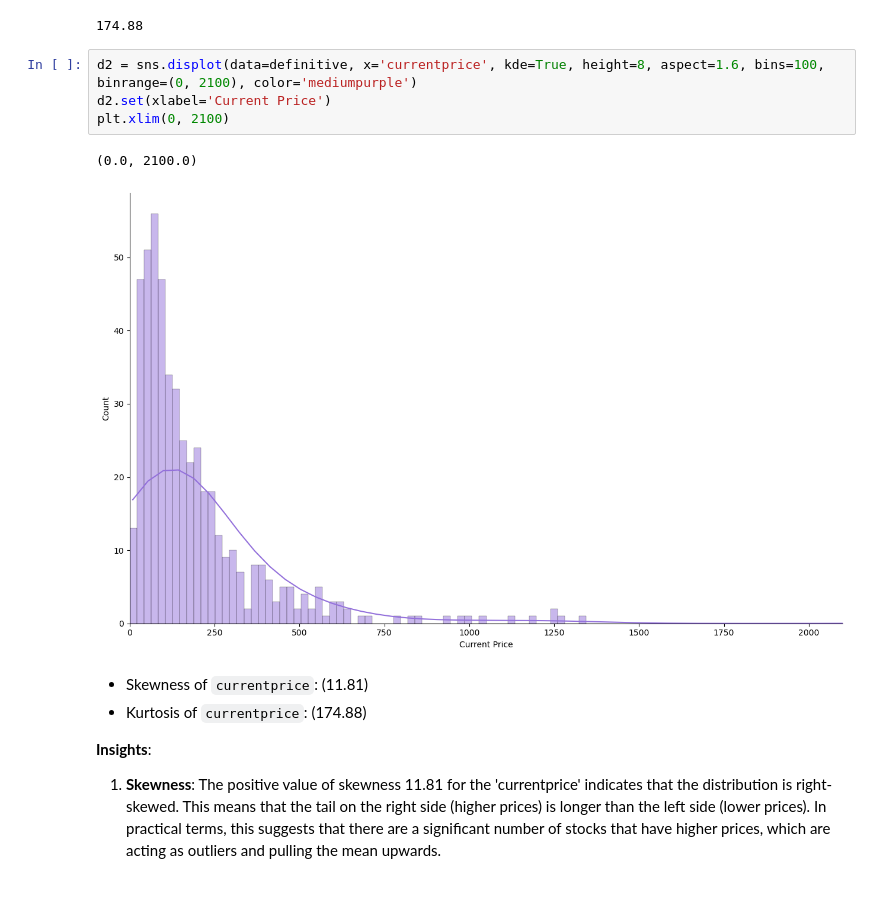
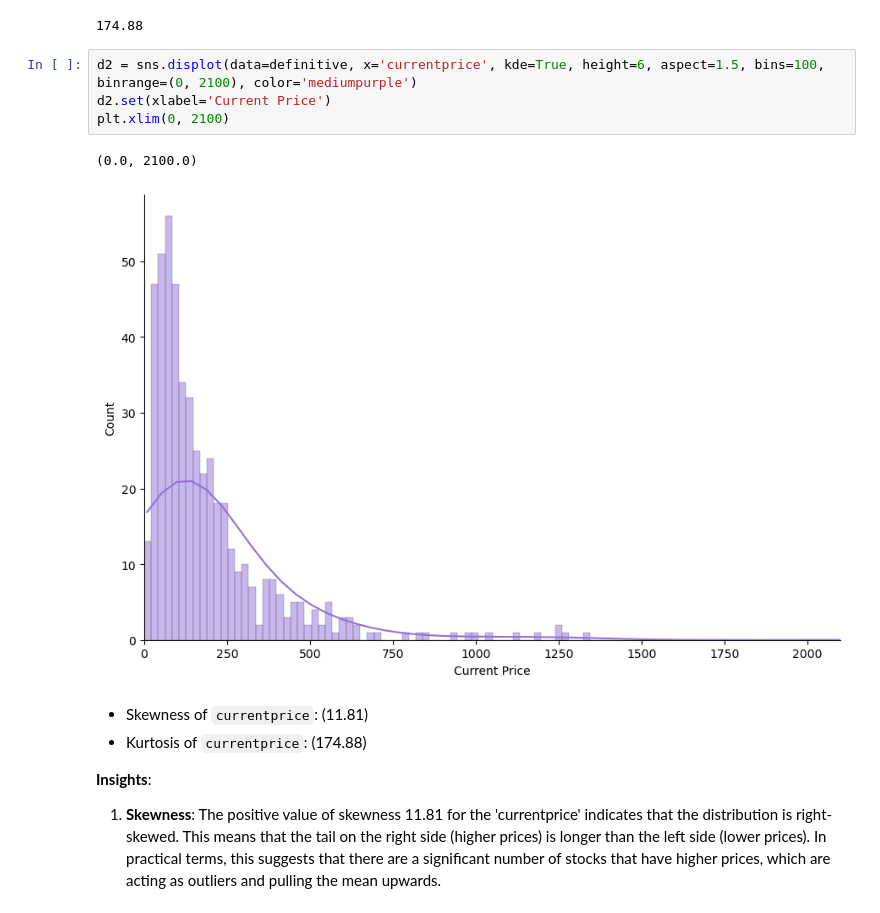
Before and after one commit to marsalmorera/stock-analysis, a Jupyter notebook: stock-analysis.ipynb, the cells around one changed output. Drawn from its saved outputs; the diff is of its cells as text.

```diff
--- a/stock-analysis.ipynb
+++ b/stock-analysis.ipynb
@@ -497,12 +486,12 @@ definitive.currentprice.kurtosis().round(2)
 # %% [output]
 174.88
 # %%
-d2 = sns.displot(data=definitive, x='currentprice', kde=True, height=8, aspect=1.6, bins=100, binrange=(0, 2100), color='mediumpurple')
+d2 = sns.displot(data=definitive, x='currentprice', kde=True, height=6, aspect=1.5, bins=100, binrange=(0, 2100), color='mediumpurple')
 d2.set(xlabel='Current Price')
 plt.xlim(0, 2100)
 # %% [output]
 (0.0, 2100.0)
-[figure, old version]
+[figure, new version]
 # %% [markdown]
 - Skewness of `currentprice`: \(11.81\)
 - Kurtosis of `currentprice`: \(174.88\)
```
Also changed, not shown: parts of 58 cells of this notebook, 1 other file.
